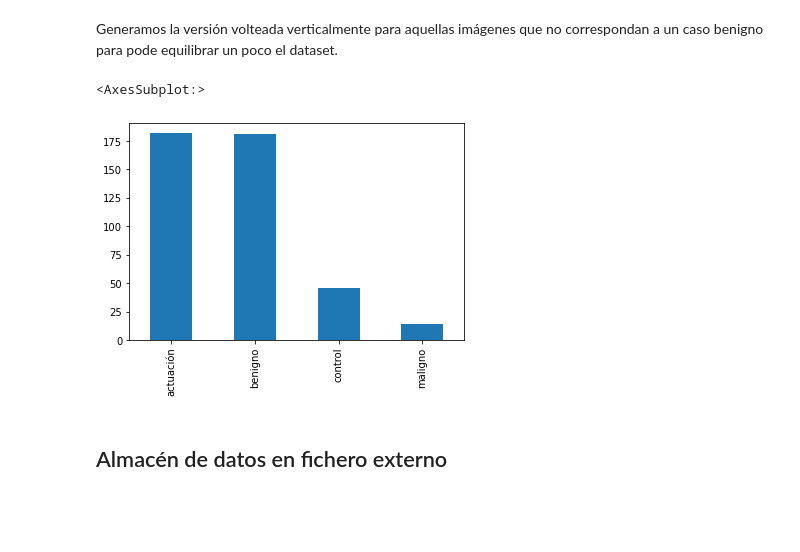
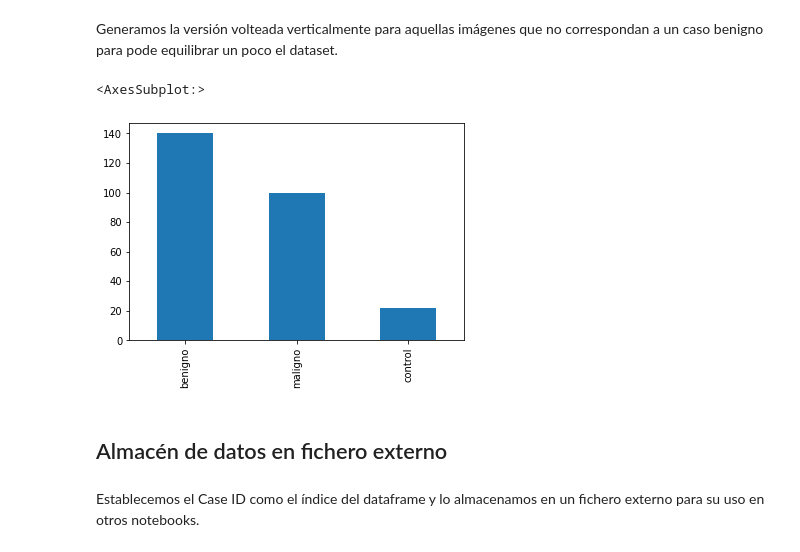
Before and after one commit to iveiras/tfm-2021, a Jupyter notebook: Preprocesamiento_Imágenes.ipynb, the cells around one changed output. Saved outputs shown, nothing was run; the diff lists cells and outputs as text; code cells hidden in the pictures; blank space fills up the shorter version.

```diff
--- a/Preprocesamiento_Imágenes.ipynb
+++ b/Preprocesamiento_Imágenes.ipynb
@@ -63,0 +57,8 @@ df_INbreast['Bi-Rads'].value_counts().plot(kind = 'bar')
+# %%
+one_hot_view = pd.get_dummies(df_INbreast['View'])
+df_INbreast = df_INbreast.drop(columns = ['View']).join(one_hot_view)
+df_INbreast = df_INbreast[df_INbreast['FB'] != 1].drop(columns = ['FB'])
+anom_id = pd.pivot_table(df_INbreast, index = ['Case ID'], values=['CC','MLO'], aggfunc = np.sum)
+anom_id = anom_id[anom_id['CC'] + anom_id['MLO'] != 2]
+df_INbreast = df_INbreast[~df_INbreast['Case ID'].isin(anom_id.index)]
+df_INbreast.shape
@@ -83,11 +86,11 @@ def right_orient_mammogram(image):
 
     return image
 
-def read_image(filename):
+def read_image(filename, size):
     image = io.imread(filename)
     image = color.rgb2gray(image)
     image = right_orient_mammogram(image)
-    image = cv2.resize(image, (1024, 1024), interpolation = cv2.INTER_CUBIC)
+    image = cv2.resize(image, (size, size), interpolation = cv2.INTER_CUBIC)
     return image
 
 def visualize(image):
@@ -111,7 +114,7 @@ def crop(img):
 
     return img[y:y+h, x:x+w]
 
-def zero_padding(img, size = 1024):
+def zero_padding(img, size):
     """
     Zero padding to (size x size).
     """
@@ -127,20 +130,21 @@ def zero_padding(img, size = 1024):
 
 def multi_dog(img):
     img = np.dstack((difference_of_gaussians(img, 2), difference_of_gaussians(img, 4), difference_of_gaussians(img, 8)))
+    img = cv2.normalize(img, None, alpha = 0, beta = 255, norm_type = cv2.NORM_MINMAX).astype(int)
 
-    return cv2.normalize(img, None, alpha = 0, beta = 255, norm_type = cv2.NORM_MINMAX).astype(int)
+    return img
 # %% [markdown]
 Cargamos las imágenes asociadas al dataset generado en el apartado anterior.
 # %%
-size_img = 1024
-imgs_loaded = pd.DataFrame(columns =  ['File Name', 'Image Array'])
+size_img = 512
+imgs_loaded = pd.DataFrame(columns =  ['File Path', 'Image Array'])
 
-for img_path in df_INbreast['File Name']:
-    img_array = read_image(ruta_img + img_path).astype(float)
+for img_path in df_INbreast['File Path']:
+    img_array = read_image(ruta_img + img_path, size_img).astype(float)
     img_array *= 255.0 / img_array.max()
     img_array = multi_dog(zero_padding(crop(img_array), size_img))
-    imgs_loaded = imgs_loaded.append(pd.DataFrame([[img_path, img_array]], columns = ['File Name', 'Image Array']), ignore_index = True)
+    imgs_loaded = imgs_loaded.append(pd.DataFrame([[img_path, img_array]], columns = ['File Path', 'Image Array']), ignore_index = True)
 
-df_INbreast = df_INbreast.merge(imgs_loaded, on = 'File Name')
-df_INbreast.shape
+df_INbreast = df_INbreast.merge(imgs_loaded, on = 'File Path', how = 'left').drop(columns = ['File Path'])
+df_INbreast.head()
 # %% [output]
@@ -147,0 +159,7 @@ df_INbreast.shape
+# %%
+images_cc = df_INbreast[df_INbreast['CC'] == 1].drop(columns = ['Bi-Rads', 'CC', 'MLO']).rename(columns = {'Image Array': 'CC Image'})
+images_mlo = df_INbreast[df_INbreast['MLO'] == 1].drop(columns = ['Bi-Rads', 'CC', 'MLO']).rename(columns = {'Image Array': 'MLO Image'})
+df_INbreast = df_INbreast[['Bi-Rads', 'Case ID']].drop_duplicates()
+df_INbreast = df_INbreast.merge(images_cc, on = 'Case ID')
+df_INbreast = df_INbreast.merge(images_mlo, on = 'Case ID')
+df_INbreast.shape
@@ -184,12 +218,15 @@ Generamos la versión volteada verticalmente para aquellas imágenes que no corr
 # %%
 for index, row in df_INbreast.iterrows():
     if row['Bi-Rads'] != 'benigno':
-        new_row = pd.DataFrame([[str(row['View']), str(row['Bi-Rads']), str(row['Case ID'] + '_Flip'), '-', vertFlip(row['Image Array'])]], columns = list(df_INbreast.columns))
+        new_row = pd.DataFrame([[str(row['Bi-Rads']), str(row['Case ID'] + '_Flip'), vertFlip(row['CC Image']), vertFlip(row['MLO Image'])]],
+                               columns = list(df_INbreast.columns))
         df_INbreast = df_INbreast.append(new_row, ignore_index = True)
 
 df_INbreast['Bi-Rads'].value_counts().plot(kind = 'bar')
 # %% [output]
 <AxesSubplot:>
-[figure, old version]
+[figure, new version]
 # %% [markdown]
 ## Almacén de datos en fichero externo
+# %% [markdown]
+Establecemos el Case ID como el índice del dataframe y lo almacenamos en un fichero externo para su uso en otros notebooks.
```
Also changed, not shown: parts of 25 cells of this notebook, 2 other files.
